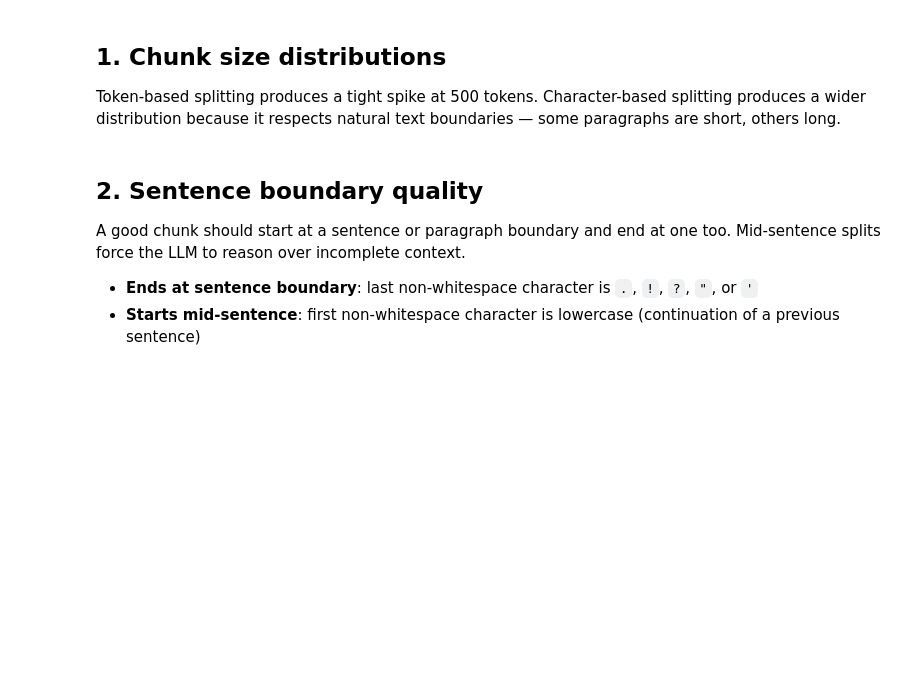
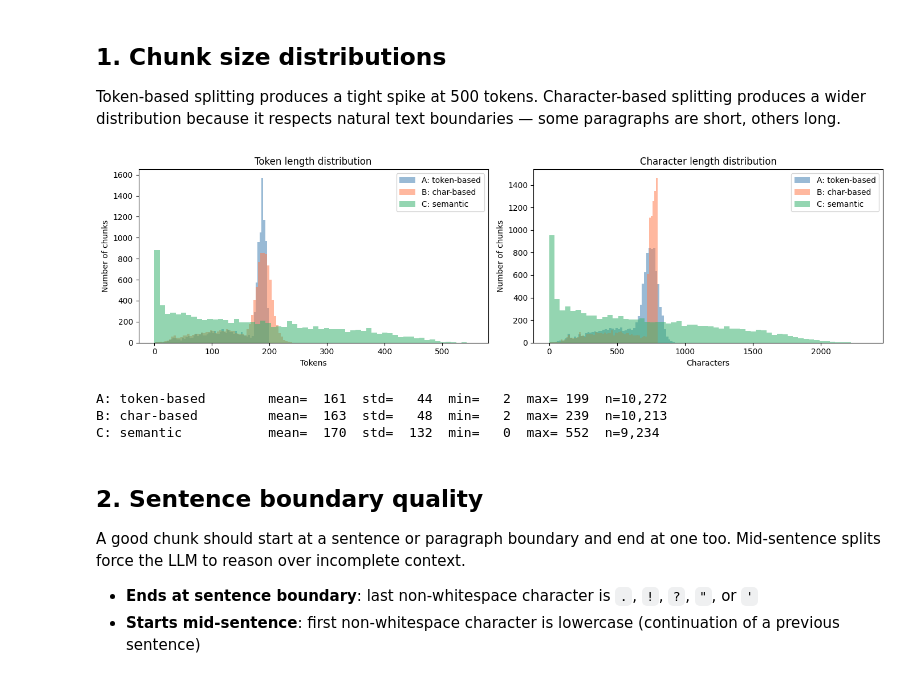
Before and after one commit to EloiseInacio/HPQuiz, a Jupyter notebook: splitting_comparison.ipynb, the cells around one changed output. Drawn from its saved outputs; the diff is of its cells as text; code cells hidden in the pictures; blank space fills up the shorter version.

Commit message:
semantic chunking

```diff
--- a/splitting_comparison.ipynb
+++ b/splitting_comparison.ipynb
@@ -52,30 +86,33 @@ Token-based splitting produces a tight spike at 500 tokens. Character-based spli
 # %%
 enc = tiktoken.get_encoding("cl100k_base")
 
-tok_A = [len(enc.encode(c.page_content)) for c in chunks_A]
-tok_B = [len(enc.encode(c.page_content)) for c in chunks_B]
-chr_A = [len(c.page_content) for c in chunks_A]
-chr_B = [len(c.page_content) for c in chunks_B]
+for s in STRATEGIES:
+    s["tok"] = [len(enc.encode(c.page_content)) for c in s["chunks"]]
+    s["chr"] = [len(c.page_content)             for c in s["chunks"]]
 
 fig, axes = plt.subplots(1, 2, figsize=(14, 4))
-
-for ax, data_A, data_B, xlabel, title in [
-    (axes[0], tok_A, tok_B, "Tokens", "Token length distribution"),
-    (axes[1], chr_A, chr_B, "Characters", "Character length distribution"),
+for ax, key, xlabel, title in [
+    (axes[0], "tok", "Tokens",     "Token length distribution"),
+    (axes[1], "chr", "Characters", "Character length distribution"),
 ]:
-    ax.hist(data_A, bins=60, alpha=0.6, label="A: token-based", color="steelblue")
-    ax.hist(data_B, bins=60, alpha=0.6, label="B: char-based", color="coral")
+    for s in STRATEGIES:
+        ax.hist(s[key], bins=60, alpha=0.55, label=s["name"], color=s["color"])
     ax.set_xlabel(xlabel)
     ax.set_ylabel("Number of chunks")
     ax.set_title(title)
     ax.legend()
-
 plt.tight_layout()
 plt.show()
 
-for label, data in [("A token-based", tok_A), ("B char-based", tok_B)]:
-    print(f"{label:20s}  mean={np.mean(data):5.0f}  std={np.std(data):5.0f}"
-          f"  min={min(data):4d}  max={max(data):4d}  chunks={len(data):,}")
+for s in STRATEGIES:
+    d = s["tok"]
+    print(f"{s['name']:20s}  mean={np.mean(d):5.0f}  std={np.std(d):5.0f}"
+          f"  min={min(d):4d}  max={max(d):4d}  n={len(d):,}")
+# %% [output]
+[figure, added]
+A: token-based        mean=  161  std=   44  min=   2  max= 199  n=10,272
+B: char-based         mean=  163  std=   48  min=   2  max= 239  n=10,213
+C: semantic           mean=  170  std=  132  min=   0  max= 552  n=9,234
 # %% [markdown]
 ## 2. Sentence boundary quality
 
```
Also changed, not shown: parts of 7 cells of this notebook, 2 other files.
